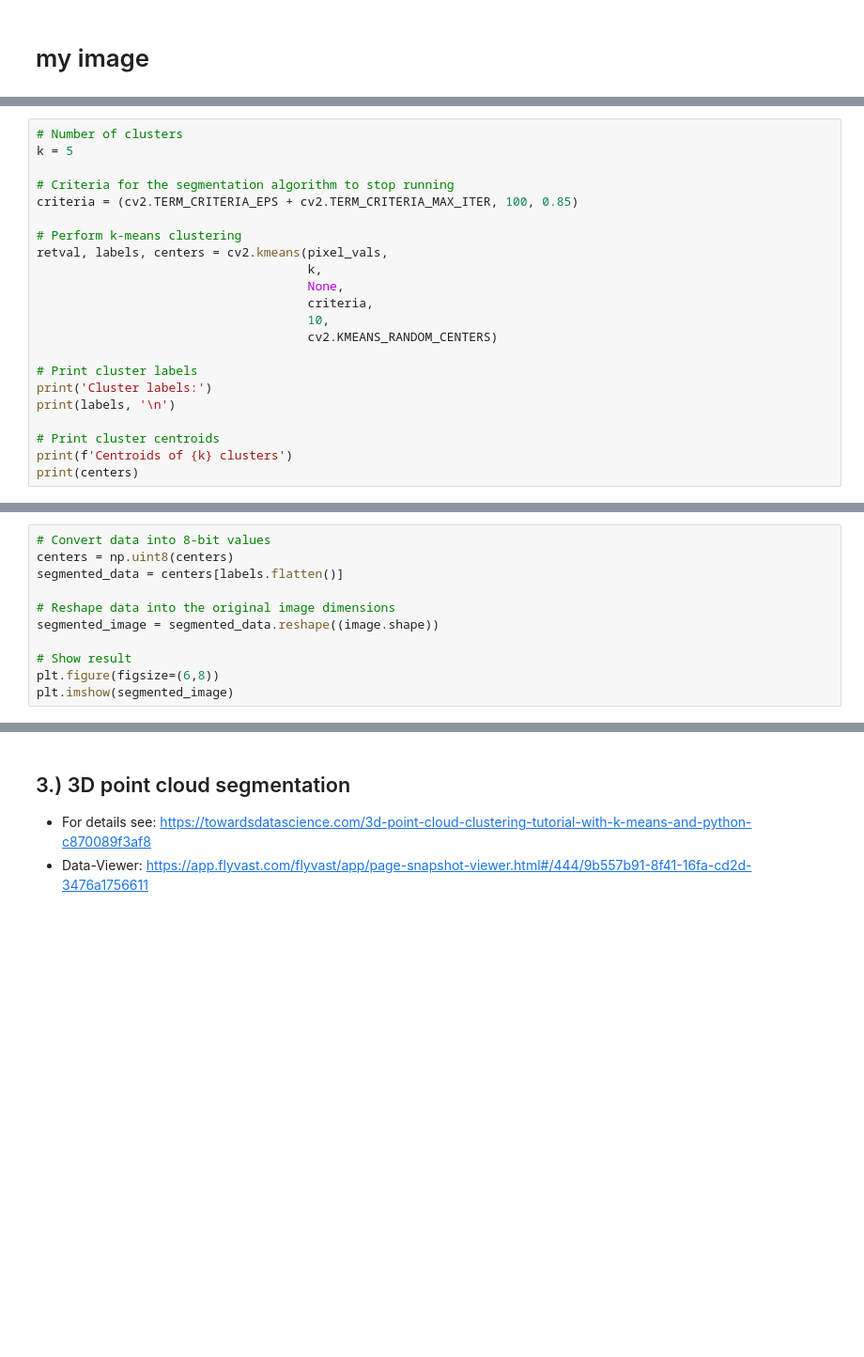
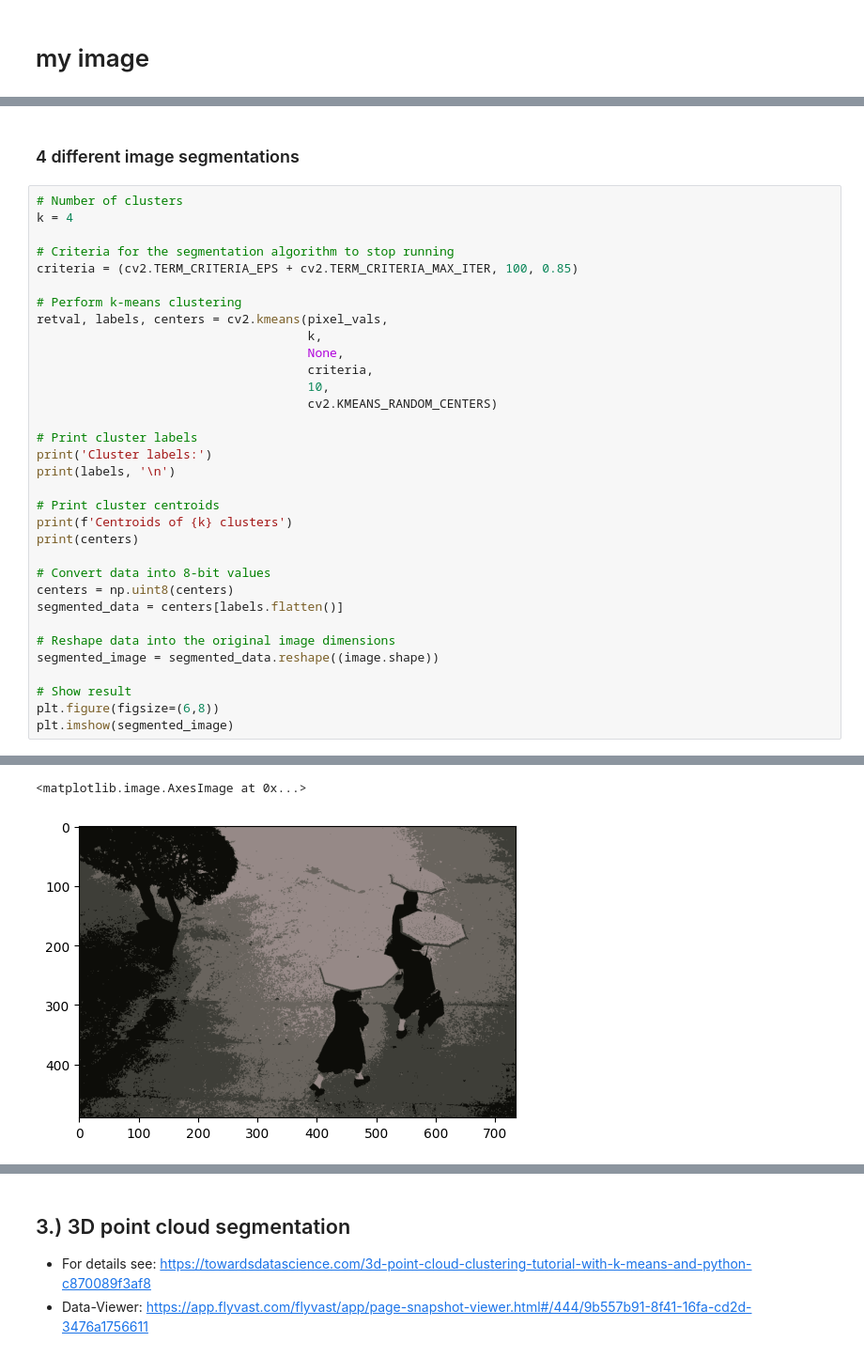
Before and after one commit to kitty365/data_analytics, a Jupyter notebook: Week_10/k-means_clustering.ipynb, the cells around one changed output, grey strips where cells are left out. Shown at 94% size. Drawn from its saved outputs; the diff is of its cells as text; blank space fills up the shorter version.

```diff
--- a/Week_10/k-means_clustering.ipynb
+++ b/Week_10/k-means_clustering.ipynb
@@ -318,6 +352,8 @@ pixel_vals
+# %% [markdown]
+### 4 different image segmentations
 # %%
 # Number of clusters
-k = 5
+k = 4
 
 # Criteria for the segmentation algorithm to stop running
 criteria = (cv2.TERM_CRITERIA_EPS + cv2.TERM_CRITERIA_MAX_ITER, 100, 0.85)
@@ -337,3 +373,15 @@ print(labels, '\n')
 # Print cluster centroids
 print(f'Centroids of {k} clusters')
 print(centers)
+
+# Convert data into 8-bit values
+centers = np.uint8(centers)
+segmented_data = centers[labels.flatten()]
+
+# Reshape data into the original image dimensions
+segmented_image = segmented_data.reshape((image.shape))
+
+# Show result
+plt.figure(figsize=(6,8))
+plt.imshow(segmented_image)
+# %% [output]
@@ -340,11 +402,2 @@ print(centers)
+<matplotlib.image.AxesImage at 0x...>
+[figure, added]
-# %%
-# Convert data into 8-bit values
-centers = np.uint8(centers)
-segmented_data = centers[labels.flatten()]
-
-# Reshape data into the original image dimensions
-segmented_image = segmented_data.reshape((image.shape))
-
-# Show result
-plt.figure(figsize=(6,8))
-plt.imshow(segmented_image)
```
Also changed, not shown: parts of 12 cells of this notebook, 2 other files.
